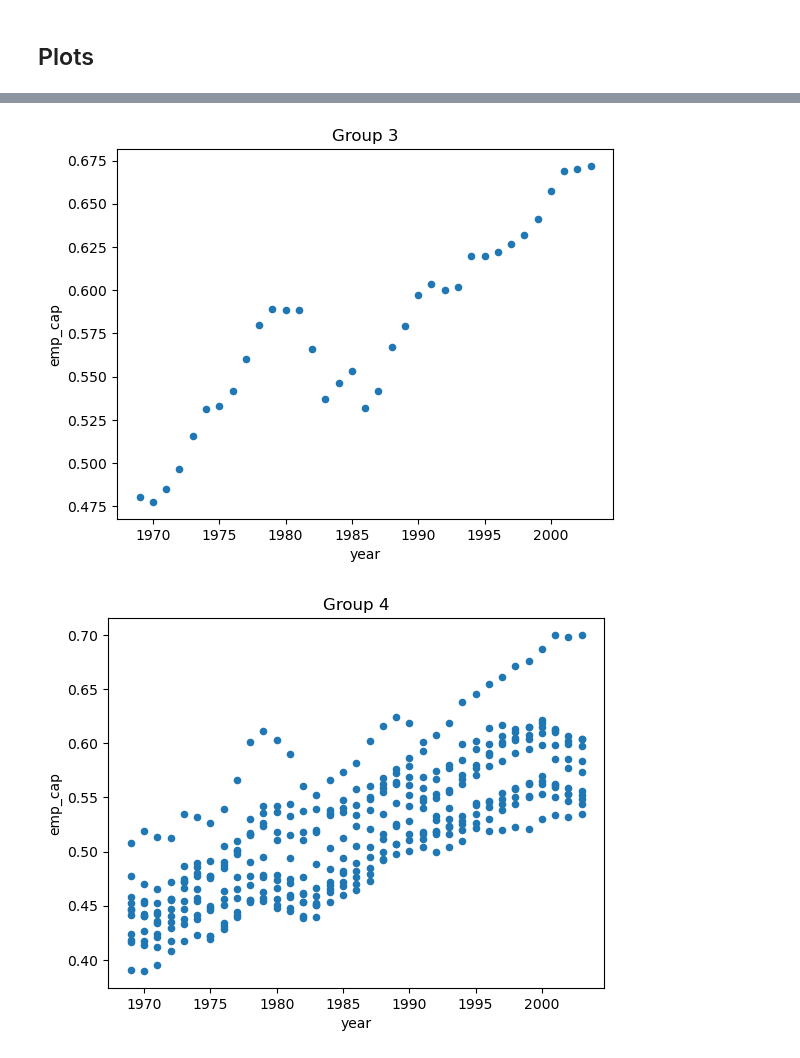
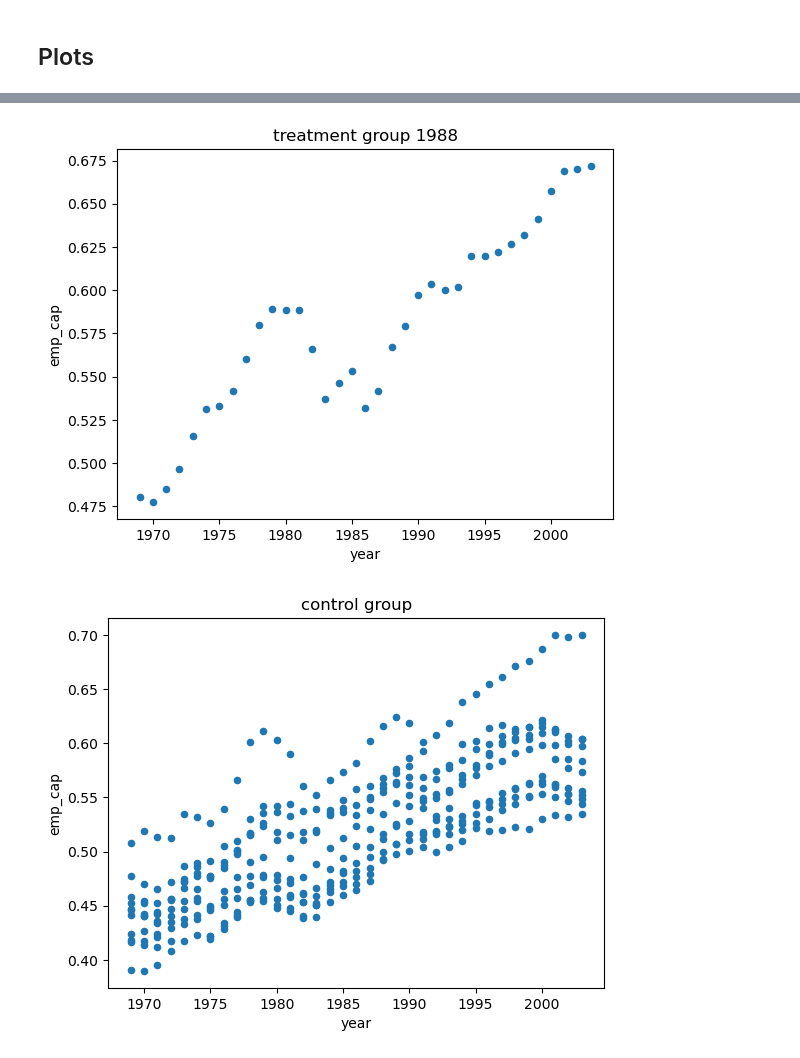
Before and after one commit to NumEconCopenhagen/projects-2024-josh-joshua-and-lyonell, a Jupyter notebook: Dataproject_Joshua/dataproject.ipynb, the cells around one changed output, grey strips where cells are left out. Saved outputs shown, nothing was run; the diff lists cells and outputs as text; code cells hidden in the pictures.

```diff
--- a/Dataproject_Joshua/dataproject.ipynb
+++ b/Dataproject_Joshua/dataproject.ipynb
@@ -525,15 +528,16 @@ plt.show()
 # %%
-plot3 = di_pop_emp_grouped.get_group(3).plot(kind = 'scatter', x = 'year', y = 'emp_cap', title = 'Group 3')
+plot3 = di_pop_emp_grouped.get_group(3).plot(kind = 'scatter', x = 'year', y = 'emp_cap',
+                                             title = 'treatment group 1988')
 
 plt.show()
 # %% [output]
-[figure, old version]
+[figure, new version]
 # %%
-plot4 = di_pop_emp_grouped.get_group(4).plot(kind = 'scatter', x = 'year', y = 'emp_cap', title = 'Group 4')
+plot4 = di_pop_emp_grouped.get_group(4).plot(kind = 'scatter', x = 'year', y = 'emp_cap', title = 'control group')
 
 plt.show()
 # %% [output]
-[figure, old version]
+[figure, new version]
 # %%
 grp1 = di_pop_emp[di_pop_emp.group_id == 1]
 grp2 = di_pop_emp[di_pop_emp.group_id == 2]
```
Also changed, not shown: parts of 5 cells of this notebook.
